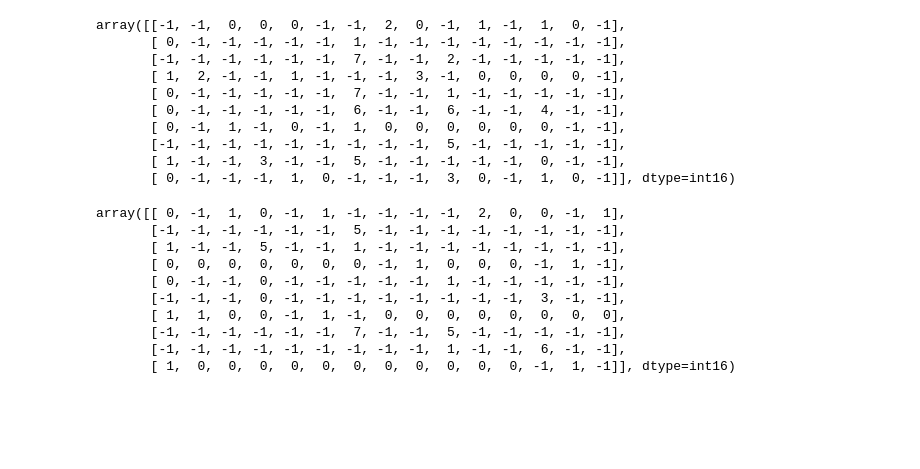
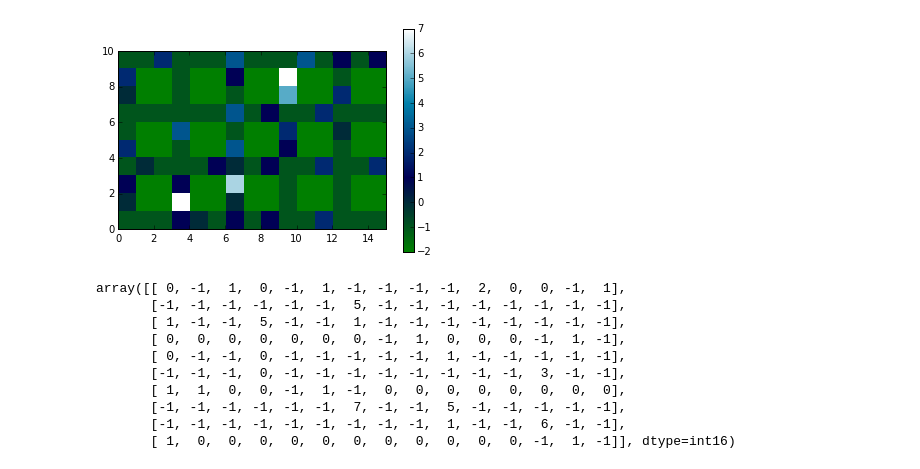
Before and after one commit to RobertoGalanC/mate-computacional, a Jupyter notebook: alumnos/RobertoGalanC/Proyecto.ipynb, the cells around one changed output. Drawn from its saved outputs; the diff is of its cells as text; code cells hidden in the pictures; blank space fills up the shorter version.

```diff
--- a/alumnos/RobertoGalanC/Proyecto.ipynb
+++ b/alumnos/RobertoGalanC/Proyecto.ipynb
@@ -419,16 +519,7 @@ obj.imprime()
 # %%
-obj.nuevoComportamiento()
+obj.graficaCiudad()
 # %% [output]
-array([[-1, -1,  0,  0,  0, -1, -1,  2,  0, -1,  1, -1,  1,  0, -1],
-       [ 0, -1, -1, -1, -1, -1,  1, -1, -1, -1, -1, -1, -1, -1, -1],
-       [-1, -1, -1, -1, -1, -1,  7, -1, -1,  2, -1, -1, -1, -1, -1],
-       [ 1,  2, -1, -1,  1, -1, -1, -1,  3, -1,  0,  0,  0,  0, -1],
-       [ 0, -1, -1, -1, -1, -1,  7, -1, -1,  1, -1, -1, -1, -1, -1],
-       [ 0, -1, -1, -1, -1, -1,  6, -1, -1,  6, -1, -1,  4, -1, -1],
-       [ 0, -1,  1, -1,  0, -1,  1,  0,  0,  0,  0,  0,  0, -1, -1],
-       [-1, -1, -1, -1, -1, -1, -1, -1, -1,  5, -1, -1, -1, -1, -1],
-       [ 1, -1, -1,  3, -1, -1,  5, -1, -1, -1, -1, -1,  0, -1, -1],
-       [ 0, -1, -1, -1,  1,  0, -1, -1, -1,  3,  0, -1,  1,  0, -1]], dtype=int16)
+[figure, added]
 # %%
 obj.actualizaSemaforos(0)
 # %% [output]
```
Also changed, not shown: parts of 6 cells of this notebook.
